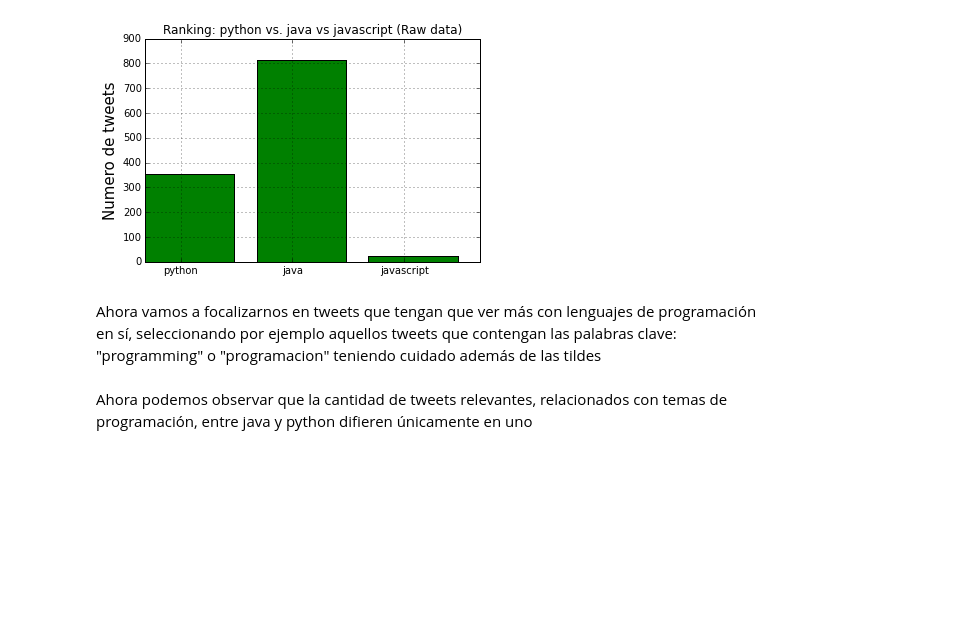
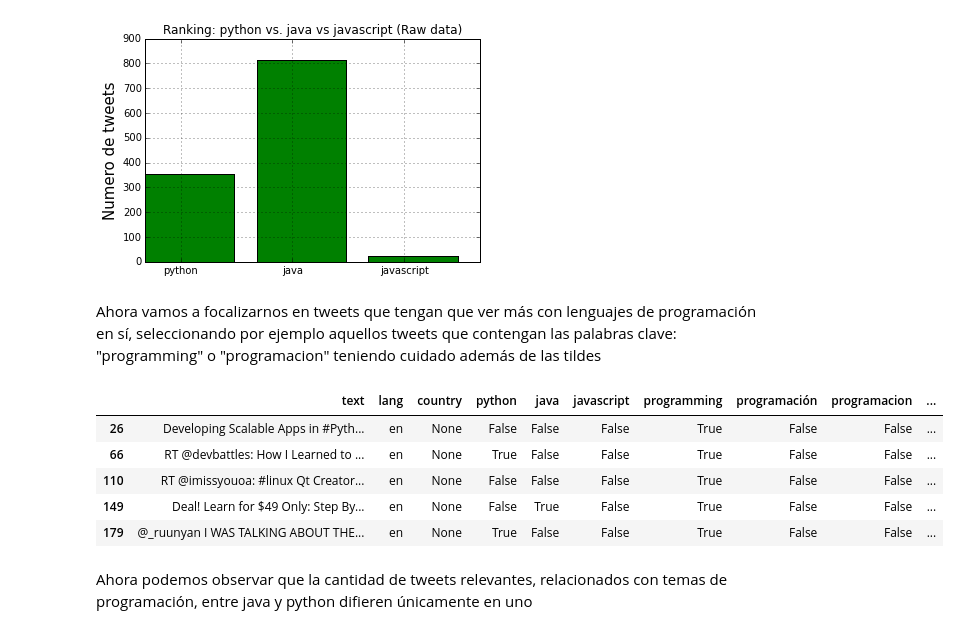
Before and after one commit to miltonlab/pyresearch, a Jupyter notebook: socialysis/paper.ipynb, the cells around one changed output. Cells and saved outputs as stored; diff of their text form; code cells hidden in the pictures; blank space fills up the shorter version.

```diff
--- a/socialysis/paper.ipynb
+++ b/socialysis/paper.ipynb
@@ -79,6 +80,17 @@ tweets["programacion"] = tweets['text'].apply(lambda t: word_in_text('programaci
 tweets["relevante"] = tweets['text'].apply(lambda t: word_in_text('programming',t)
                                             or word_in_text('programación',t)
                                             or word_in_text('programacion',t))
+# %%
+#Nos quedamos solo con los tweets relevantes
+tweets = tweets[tweets["relevante"] == True]
+tweets[:5]
+# %% [output]
+|  | text | lang | country | python | java | javascript | programming | programación | programacion | ... |
+| 26 | Developing Scalable Apps in #Pyth... | en | None | False | False | False | True | False | False | ... |
+| 66 | RT @devbattles: How I Learned to ... | en | None | True | False | False | True | False | False | ... |
+| 110 | RT @imissyouoa: #linux Qt Creator... | en | None | False | False | False | True | False | False | ... |
+| 149 | Deal! Learn for $49 Only: Step By... | en | None | False | True | False | True | False | False | ... |
+| 179 | @_ruunyan I WAS TALKING ABOUT THE... | en | None | True | False | False | True | False | False | ... |
 # %%
 #x = tweets[(tweets['programming']==True) | (tweets['programación']==True) | (tweets['programacion']==True)]
 # %% [markdown]
```
Also changed, not shown: parts of 16 cells of this notebook, 1 other file.
